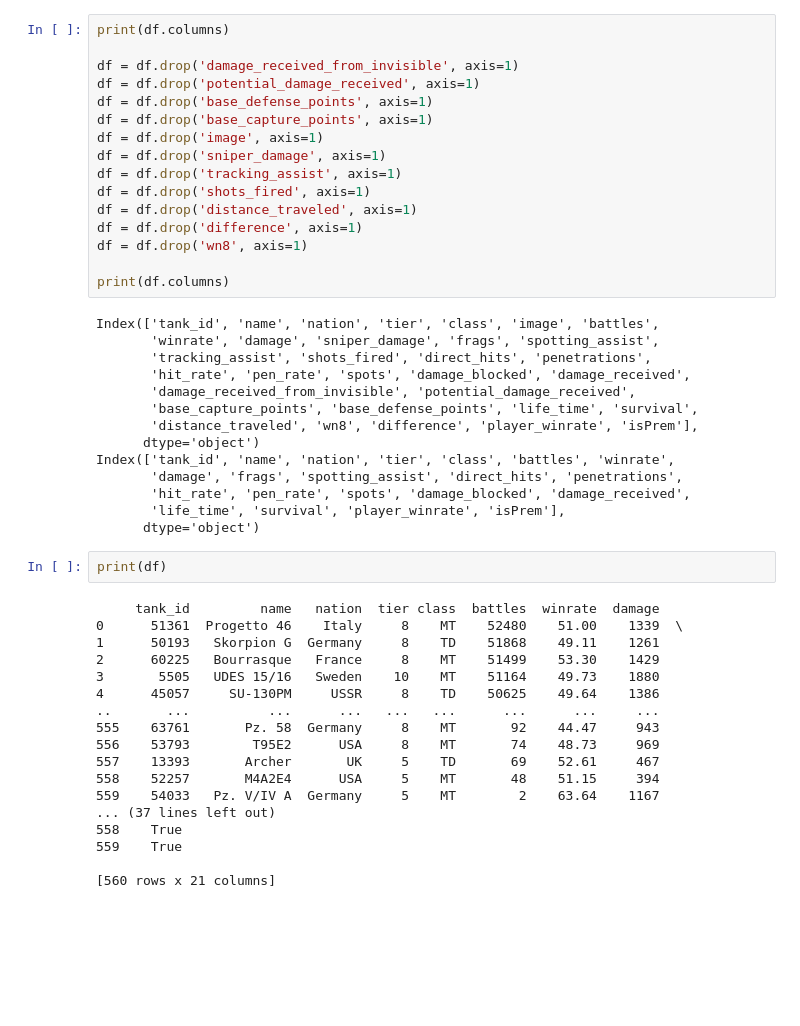
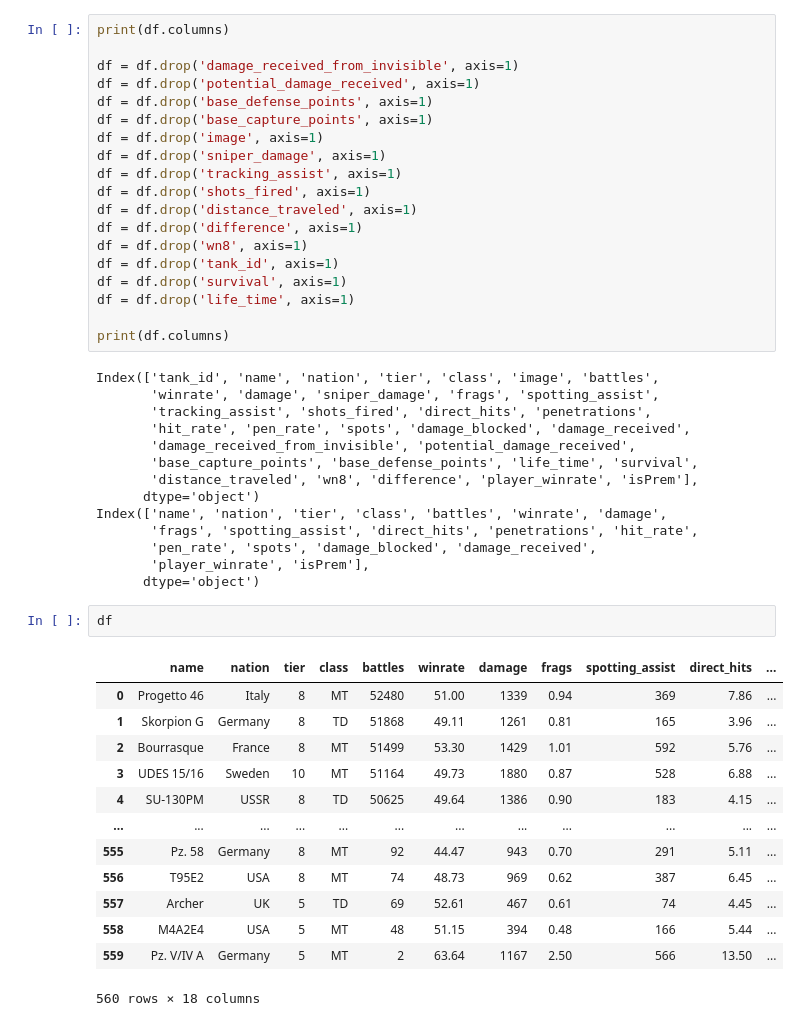
Before and after one commit to jeffreyLyngdoh/Final-Tutorial-World-of-Tank-deep-dive, a Jupyter notebook: final.ipynb, the cells around one changed output. Saved outputs shown, nothing was run; the diff lists cells and outputs as text; blank space fills up the shorter version.

```diff
--- a/final.ipynb
+++ b/final.ipynb
@@ -65,6 +62,9 @@ df = df.drop('shots_fired', axis=1)
 df = df.drop('distance_traveled', axis=1)
 df = df.drop('difference', axis=1)
 df = df.drop('wn8', axis=1)
+df = df.drop('tank_id', axis=1)
+df = df.drop('survival', axis=1)
+df = df.drop('life_time', axis=1)
 
 print(df.columns)
 # %% [output]
@@ -76,28 +76,24 @@ Index(['tank_id', 'name', 'nation', 'tier', 'class', 'image', 'battles',
        'base_capture_points', 'base_defense_points', 'life_time', 'survival',
        'distance_traveled', 'wn8', 'difference', 'player_winrate', 'isPrem'],
       dtype='object')
-Index(['tank_id', 'name', 'nation', 'tier', 'class', 'battles', 'winrate',
-       'damage', 'frags', 'spotting_assist', 'direct_hits', 'penetrations',
-       'hit_rate', 'pen_rate', 'spots', 'damage_blocked', 'damage_received',
-       'life_time', 'survival', 'player_winrate', 'isPrem'],
+Index(['name', 'nation', 'tier', 'class', 'battles', 'winrate', 'damage',
+       'frags', 'spotting_assist', 'direct_hits', 'penetrations', 'hit_rate',
+       'pen_rate', 'spots', 'damage_blocked', 'damage_received',
+       'player_winrate', 'isPrem'],
       dtype='object')
-# %%
-print(df)
-# %% [output]
-     tank_id         name   nation  tier class  battles  winrate  damage
-0      51361  Progetto 46    Italy     8    MT    52480    51.00    1339  \
-1      50193   Skorpion G  Germany     8    TD    51868    49.11    1261
-2      60225   Bourrasque   France     8    MT    51499    53.30    1429
-3       5505   UDES 15/16   Sweden    10    MT    51164    49.73    1880
-4      45057     SU-130PM     USSR     8    TD    50625    49.64    1386
-..       ...          ...      ...   ...   ...      ...      ...     ...
-555    63761       Pz. 58  Germany     8    MT       92    44.47     943
-556    53793        T95E2      USA     8    MT       74    48.73     969
-557    13393       Archer       UK     5    TD       69    52.61     467
-558    52257       M4A2E4      USA     5    MT       48    51.15     394
-559    54033   Pz. V/IV A  Germany     5    MT        2    63.64    1167
-... (37 lines left out)
-558    True
-559    True
-
-[560 rows x 21 columns]
+# %%
+df
+# %% [output]
+|  | name | nation | tier | class | battles | winrate | damage | frags | spotting_assist | direct_hits | ... |
+| 0 | Progetto 46 | Italy | 8 | MT | 52480 | 51.00 | 1339 | 0.94 | 369 | 7.86 | ... |
+| 1 | Skorpion G | Germany | 8 | TD | 51868 | 49.11 | 1261 | 0.81 | 165 | 3.96 | ... |
+| 2 | Bourrasque | France | 8 | MT | 51499 | 53.30 | 1429 | 1.01 | 592 | 5.76 | ... |
+| 3 | UDES 15/16 | Sweden | 10 | MT | 51164 | 49.73 | 1880 | 0.87 | 528 | 6.88 | ... |
+| 4 | SU-130PM | USSR | 8 | TD | 50625 | 49.64 | 1386 | 0.90 | 183 | 4.15 | ... |
+| ... | ... | ... | ... | ... | ... | ... | ... | ... | ... | ... | ... |
+| 555 | Pz. 58 | Germany | 8 | MT | 92 | 44.47 | 943 | 0.70 | 291 | 5.11 | ... |
+| 556 | T95E2 | USA | 8 | MT | 74 | 48.73 | 969 | 0.62 | 387 | 6.45 | ... |
+| 557 | Archer | UK | 5 | TD | 69 | 52.61 | 467 | 0.61 | 74 | 4.45 | ... |
+| 558 | M4A2E4 | USA | 5 | MT | 48 | 51.15 | 394 | 0.48 | 166 | 5.44 | ... |
+| 559 | Pz. V/IV A | Germany | 5 | MT | 2 | 63.64 | 1167 | 2.50 | 566 | 13.50 | ... |
+560 rows × 18 columns
```
Also changed, not shown: parts of 4 cells of this notebook.
